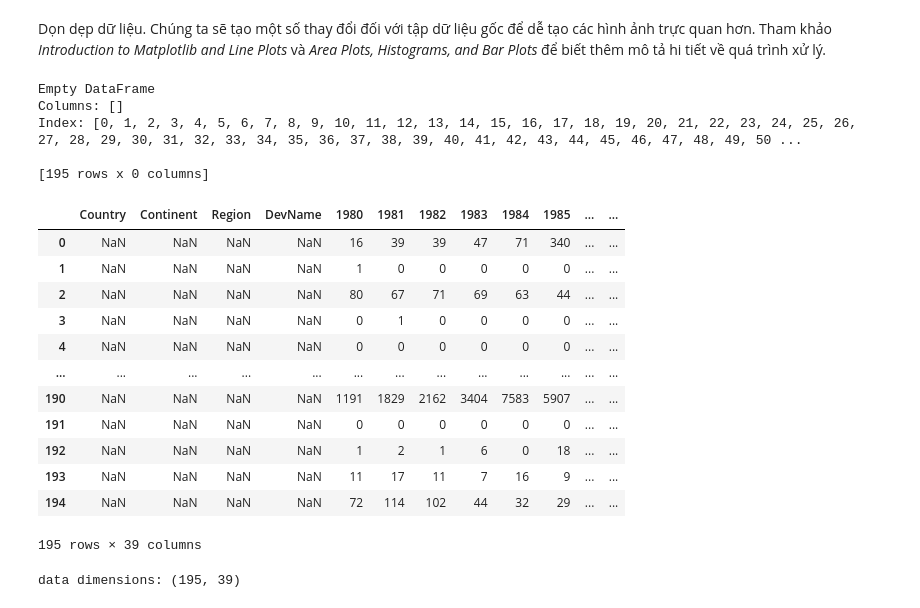
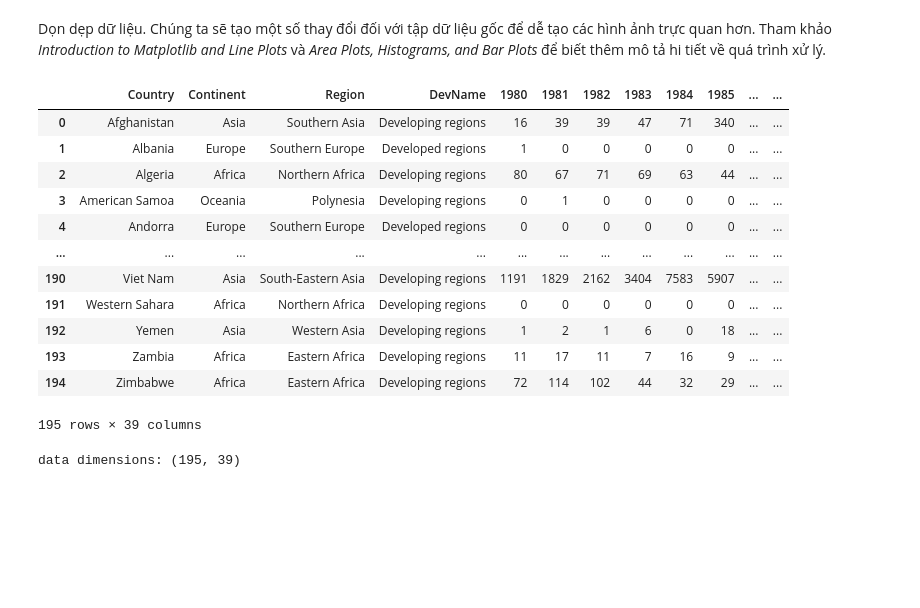
Before and after one commit to buiquanghuy99-aio24/MMC_DataScience, a Jupyter notebook: Module-2/Lesson 16/Lab 10.3.ipynb, the cells around one changed output. Drawn from its saved outputs; the diff is of its cells as text; code cells hidden in the pictures; blank space fills up the shorter version.

```diff
--- a/Module-2/Lesson 16/Lab 10.3.ipynb
+++ b/Module-2/Lesson 16/Lab 10.3.ipynb
@@ -431,37 +419,26 @@ df_can.drop(['AREA','REG','DEV','Type','Coverage'], axis=1, inplace=True)
 # %%
 # let's rename the columns so that they make sense
 df_can.rename(columns={'OdName':'Country', 'AreaName':'Continent','RegName':'Region'}, inplace=True)
+# %%
+df_can['Total'] = df_can.select_dtypes(include=['int64']).sum(axis=1)
+df_can
+# %% [output]
+|  | Country | Continent | Region | DevName | 1980 | 1981 | 1982 | 1983 | 1984 | 1985 | ... | ... |
+| 0 | Afghanistan | Asia | Southern Asia | Developing regions | 16 | 39 | 39 | 47 | 71 | 340 | ... | ... |
+| 1 | Albania | Europe | Southern Europe | Developed regions | 1 | 0 | 0 | 0 | 0 | 0 | ... | ... |
+| 2 | Algeria | Africa | Northern Africa | Developing regions | 80 | 67 | 71 | 69 | 63 | 44 | ... | ... |
+| 3 | American Samoa | Oceania | Polynesia | Developing regions | 0 | 1 | 0 | 0 | 0 | 0 | ... | ... |
+| 4 | Andorra | Europe | Southern Europe | Developed regions | 0 | 0 | 0 | 0 | 0 | 0 | ... | ... |
+| ... | ... | ... | ... | ... | ... | ... | ... | ... | ... | ... | ... | ... |
+| 190 | Viet Nam | Asia | South-Eastern Asia | Developing regions | 1191 | 1829 | 2162 | 3404 | 7583 | 5907 | ... | ... |
+| 191 | Western Sahara | Africa | Northern Africa | Developing regions | 0 | 0 | 0 | 0 | 0 | 0 | ... | ... |
+| 192 | Yemen | Asia | Western Asia | Developing regions | 1 | 2 | 1 | 6 | 0 | 18 | ... | ... |
+| 193 | Zambia | Africa | Eastern Africa | Developing regions | 11 | 17 | 11 | 7 | 16 | 9 | ... | ... |
+| 194 | Zimbabwe | Africa | Eastern Africa | Developing regions | 72 | 114 | 102 | 44 | 32 | 29 | ... | ... |
+195 rows × 39 columns
 # %%
 # for sake of consistency, let's also make all column labels of type string
 df_can.columns = list(map(str, df_can.columns))
-# %%
-# add total column
-non_numeric_values = df_can.select_dtypes(exclude='number')
-print(non_numeric_values)
-df_can = df_can.apply(pd.to_numeric, errors='coerce')
-# %% [output]
-Empty DataFrame
-Columns: []
-Index: [0, 1, 2, 3, 4, 5, 6, 7, 8, 9, 10, 11, 12, 13, 14, 15, 16, 17, 18, 19, 20, 21, 22, 23, 24, 25, 26, 27, 28, 29, 30, 31, 32, 33, 34, 35, 36, 37, 38, 39, 40, 41, 42, 43, 44, 45, 46, 47, 48, 49, 50 ...
-
-[195 rows x 0 columns]
-# %%
-df_can['Total'] = df_can.sum(axis=1)
-df_can
-# %% [output]
-|  | Country | Continent | Region | DevName | 1980 | 1981 | 1982 | 1983 | 1984 | 1985 | ... | ... |
-| 0 | NaN | NaN | NaN | NaN | 16 | 39 | 39 | 47 | 71 | 340 | ... | ... |
-| 1 | NaN | NaN | NaN | NaN | 1 | 0 | 0 | 0 | 0 | 0 | ... | ... |
-| 2 | NaN | NaN | NaN | NaN | 80 | 67 | 71 | 69 | 63 | 44 | ... | ... |
-| 3 | NaN | NaN | NaN | NaN | 0 | 1 | 0 | 0 | 0 | 0 | ... | ... |
-| 4 | NaN | NaN | NaN | NaN | 0 | 0 | 0 | 0 | 0 | 0 | ... | ... |
-| ... | ... | ... | ... | ... | ... | ... | ... | ... | ... | ... | ... | ... |
-| 190 | NaN | NaN | NaN | NaN | 1191 | 1829 | 2162 | 3404 | 7583 | 5907 | ... | ... |
-| 191 | NaN | NaN | NaN | NaN | 0 | 0 | 0 | 0 | 0 | 0 | ... | ... |
-| 192 | NaN | NaN | NaN | NaN | 1 | 2 | 1 | 6 | 0 | 18 | ... | ... |
-| 193 | NaN | NaN | NaN | NaN | 11 | 17 | 11 | 7 | 16 | 9 | ... | ... |
-| 194 | NaN | NaN | NaN | NaN | 72 | 114 | 102 | 44 | 32 | 29 | ... | ... |
-195 rows × 39 columns
 # %%
 # years that we will be using in this lesson - useful for plotting later on
 years = list(map(str, range(1980, 2014)))
```
Also changed, not shown: parts of 9 cells of this notebook, 5 other files.
